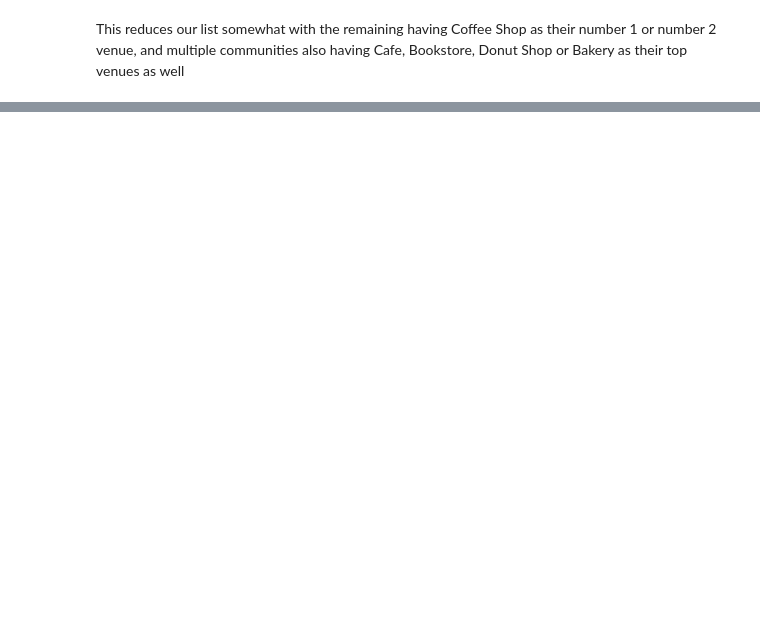
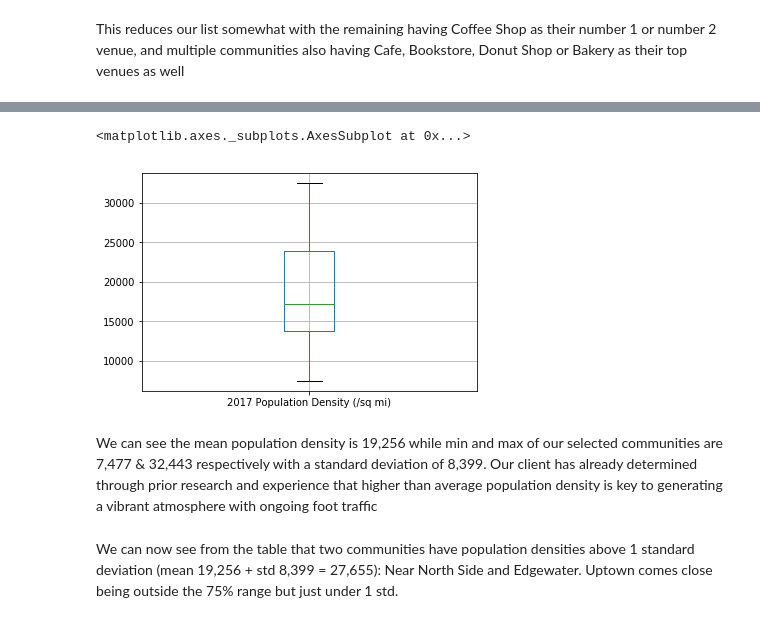
Before and after one commit to lkrokowski/Coursera_Capstone, a Jupyter notebook: Applied Data Science Capstone - Weeks 4 & 5.ipynb, the cells around one changed output, grey strips where cells are left out. Cells and saved outputs as stored; diff of their text form; code cells hidden in the pictures; blank space fills up the shorter version.

```diff
--- a/Applied Data Science Capstone - Weeks 4 & 5.ipynb
+++ b/Applied Data Science Capstone - Weeks 4 & 5.ipynb
@@ -1115,0 +1085,3 @@ chi_clean5
+# %%
+chi_nearfinal = chi_coffeetop4.drop([10,74])
+chi_nearfinal
@@ -1117,0 +1114,11 @@ Next I will compare the population density of these 9 communities to see if ther
+# %%
+# We can also present the population density visually:
+boxplot = chi_nearfinal.boxplot(column=['2017 Population Density (/sq mi)'])
+boxplot
+# %% [output]
+<matplotlib.axes._subplots.AxesSubplot at 0x...>
+[figure, added]
+# %% [markdown]
+We can see the mean population density is 19,256 while min and max of our selected communities are 7,477 & 32,443 respectively with a standard deviation of 8,399. Our client has already determined through prior research and experience that higher than average population density is key to generating a vibrant atmosphere with ongoing foot traffic
+# %% [markdown]
+We can now see from the table that two communities have population densities above 1 standard deviation (mean 19,256 + std 8,399 = 27,655): Near North Side and Edgewater. Uptown comes close being outside the 75% range but just under 1 std.
```
Also changed, not shown: parts of 12 cells of this notebook.
